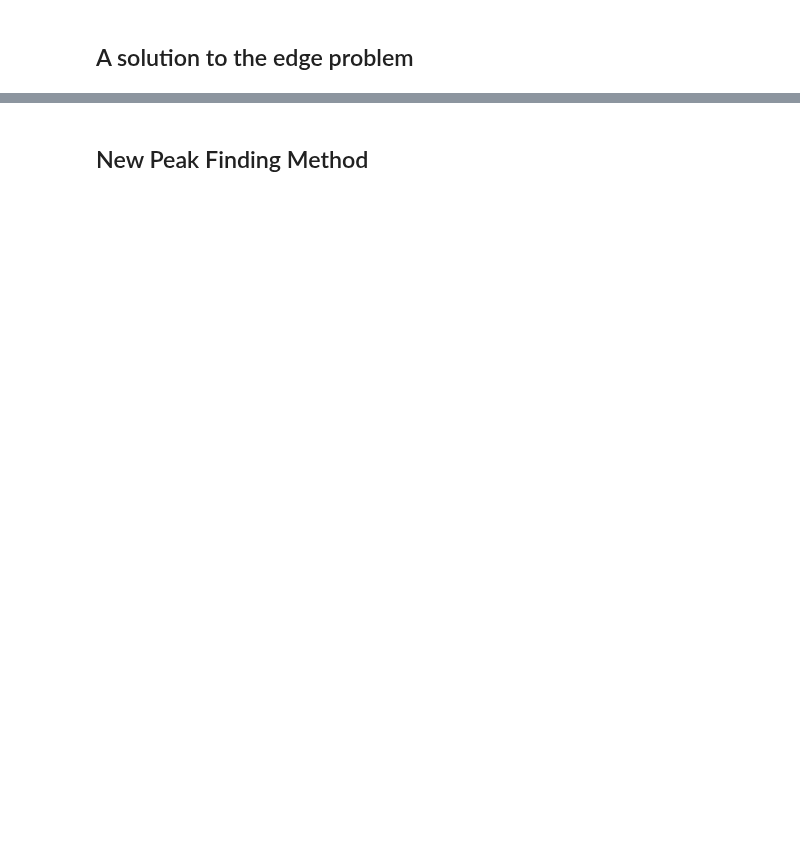
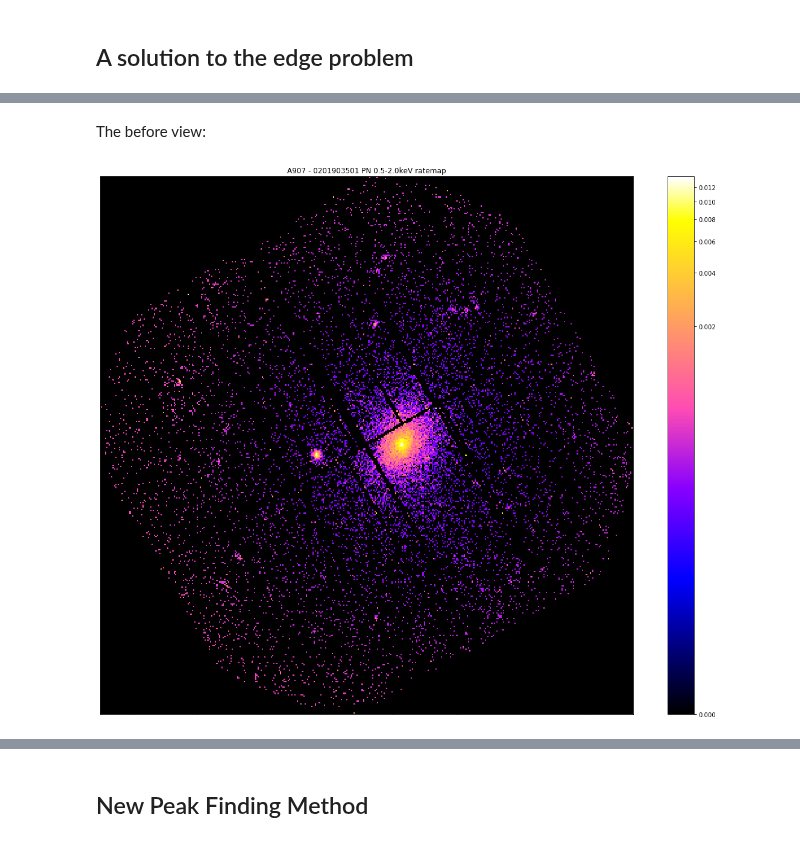
Before and after one commit to DavidT3/XGA, a Jupyter notebook: docs/source/notebooks/techniques/hierarchical_clustering_peak_finding.ipynb, the cells around one changed output, grey strips where cells are left out. Cells and saved outputs as stored; diff of their text form; code cells hidden in the pictures; blank space fills up the shorter version.

```diff
--- a/docs/source/notebooks/techniques/hierarchical_clustering_peak_finding.ipynb
+++ b/docs/source/notebooks/techniques/hierarchical_clustering_peak_finding.ipynb
@@ -131,0 +117,6 @@ plt.show()
+# %% [markdown]
+The before view:
+# %%
+pn_rt.view(zoom_in=True, mask_edges=False, figsize=(16, 13))
+# %% [output]
+[figure, added]
```
Also changed, not shown: parts of 38 cells of this notebook, 1 other file.
